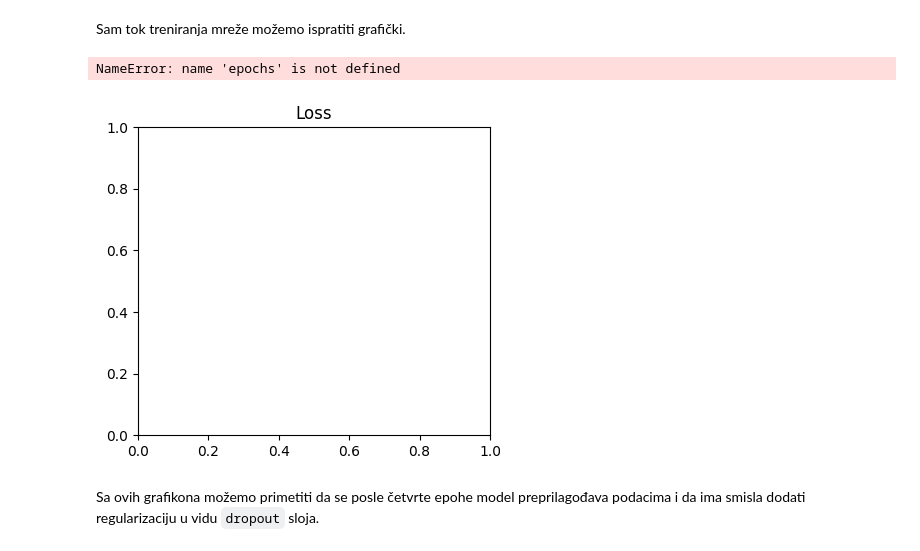
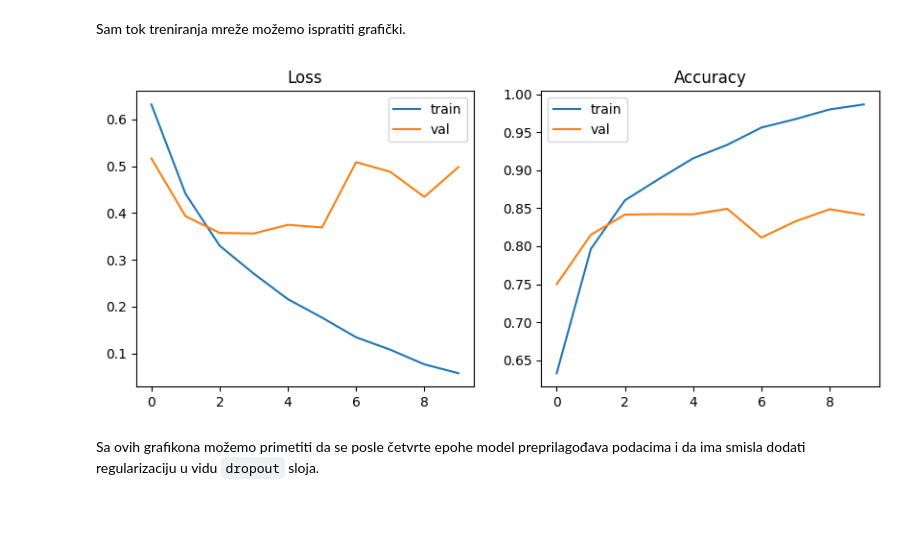
Before and after one commit to matf-ml/materijali-sa-vezbi-2024, a Jupyter notebook: Vezbe-11/02-Covnet1D klasifikacija teksta.ipynb, the cells around one changed output. Cells and saved outputs as stored; diff of their text form; code cells hidden in the pictures; blank space fills up the shorter version.

```diff
--- a/Vezbe-11/02-Covnet1D klasifikacija teksta.ipynb
+++ b/Vezbe-11/02-Covnet1D klasifikacija teksta.ipynb
@@ -41,6 +30,10 @@ max_features = 2000
 train_iter, test_iter = IMDB(root='.')
 # %%
+n = 3
 for label, line in train_iter:
-    print(label, line)
-    break
+    if n == 0:
+        print(f"{label=}")
+        print("Komentar:", line, sep='\n')
+        break
+    n -= 1
 # %% [output]
@@ -55,9 +53,14 @@ for label, line in train_iter:
 # %% [markdown]
 Nakon pronalaska svih reči napravićemo njihov rečnik
 # %%
+from collections import OrderedDict
+
+from torchtext.data.utils import get_tokenizer
+from torchtext.vocab import vocab
+
 sorted_by_freq_tuples = sorted(counter.items(), key=lambda x: x[1], reverse=True) # sortiramo tokene po frekvenciji
 ordered_dict = OrderedDict(sorted_by_freq_tuples)
-recnik = vocab(ordered_dict, specials=['<unk>', '<pad>', '<bos>', '<eos>'], min_freq=400) # pravimo vocabular sa tokenima koji se pojavljuju barem 400 puta
+recnik = vocab(ordered_dict, specials=['<unk>', '<pad>', '<bos>', '<eos>'], min_freq=300) # pravimo vocabular sa tokenima koji se pojavljuju barem 300 puta
 print("Index of 'the':", recnik['the'])
 print("Word corresponding to index 10:", recnik.get_itos()[10])
 # %% [output]
@@ -68,7 +71,9 @@ def text_to_indices(recnik, texts):
     return [torch.tensor([recnik[token] if token in recnik else recnik['<unk>'] for token in tokenizer(text)]) for text in texts]
 # %%
 train_labels, train_texts = zip(*train_iter)
+train_labels = [label - 1 for label in train_labels]
 test_labels, test_texts = zip(*test_iter)
+test_labels = [label - 1 for label in test_labels]
 train_indices = text_to_indices(recnik, train_texts)
 test_indices = text_to_indices(recnik, test_texts)
 # %%
@@ -122,28 +131,35 @@ Na slici ispod možemo videti i kako izgleda operacija agregacije za jednodimenz
 
 Na kraju mreže će se naći gusti sloj sa jednim neuronom i sigmoidnom aktivacijom koji će omogućiti binarni izlaz.
 # %%
+import torch.nn as nn
+
 class IMDbModel(nn.Module):
     def __init__(self, vocab_size, embedding_dim):
-        super(IMDbModel, self).__init__()
+        super().__init__()
         self.embedding = nn.Embedding(vocab_size, embedding_dim)
         self.conv1 = nn.Conv1d(embedding_dim, 32, kernel_size=7)
         self.pool1 = nn.MaxPool1d(5)
+        # self.dropout1 = nn.Dropout(0.3)
         self.conv2 = nn.Conv1d(32, 32, kernel_size=7)
         self.pool2 = nn.MaxPool1d(5)
         self.global_pool = nn.AdaptiveMaxPool1d(1)
+        # self.dropout2 = nn.Dropout(0.3)
         self.fc = nn.Linear(32, 1)
 
     def forward(self, x):
-        x = self.embedding(x)
-        x = x.permute(0, 2, 1)  # Conv1d expects input in the format (batch_size, embedding_dim, seq_len)
+        # x je oblika (batch_size, seq_len)
+        x = self.embedding(x) # x je oblika (batch_size, seq_len, embedding_dim)
+        x = x.permute(0, 2, 1)  # Conv1d ocekuje format (batch_size, embedding_dim, seq_len)
         x = self.conv1(x)
         x = nn.ReLU()(x)
         x = self.pool1(x)
+        # x = self.dropout1(x)
         x = self.conv2(x)
         x = nn.ReLU()(x)
         x = self.pool2(x)
         x = self.global_pool(x)
         x = torch.flatten(x, start_dim=1)
+        # x = self.dropout2(x)
         x = self.fc(x)
         x = torch.sigmoid(x)
         return x
@@ -178,24 +252,25 @@ train_losses, train_accuracies, val_losses, val_accuracies = matftorch.train_cla
 # %% [markdown]
 Sam tok treniranja mreže možemo ispratiti grafički.
 # %%
+from matplotlib import pyplot as plt
+
 plt.figure(figsize=(10, 4))
 
 plt.subplot(1, 2, 1)
 plt.title('Loss')
-plt.plot(np.arange(0, epochs), train_losses, label='train')
-plt.plot(np.arange(0, epochs), val_losses, label='val')
+plt.plot(np.arange(0, epochs), metrics['loss']['train'], label='train')
+plt.plot(np.arange(0, epochs), metrics['loss']['valid'], label='val')
 plt.legend(loc='best')
 
 plt.subplot(1, 2, 2)
 plt.title('Accuracy')
-plt.plot(np.arange(0, epochs), train_accuracies, label='train')
-plt.plot(np.arange(0, epochs), val_accuracies, label='val')
+plt.plot(np.arange(0, epochs), metrics['accuracy']['train'], label='train')
+plt.plot(np.arange(0, epochs), metrics['accuracy']['valid'], label='val')
 plt.legend(loc='best')
 
 plt.show()
 # %% [output]
-NameError: name 'epochs' is not defined
-[figure, old version]
+[figure, new version]
 # %% [markdown]
 Sa ovih grafikona možemo primetiti da se posle četvrte epohe model preprilagođava podacima i da ima smisla dodati regularizaciju u vidu `dropout` sloja.
 # %% [markdown]
```
Also changed, not shown: parts of 28 cells of this notebook, 24 other files.
